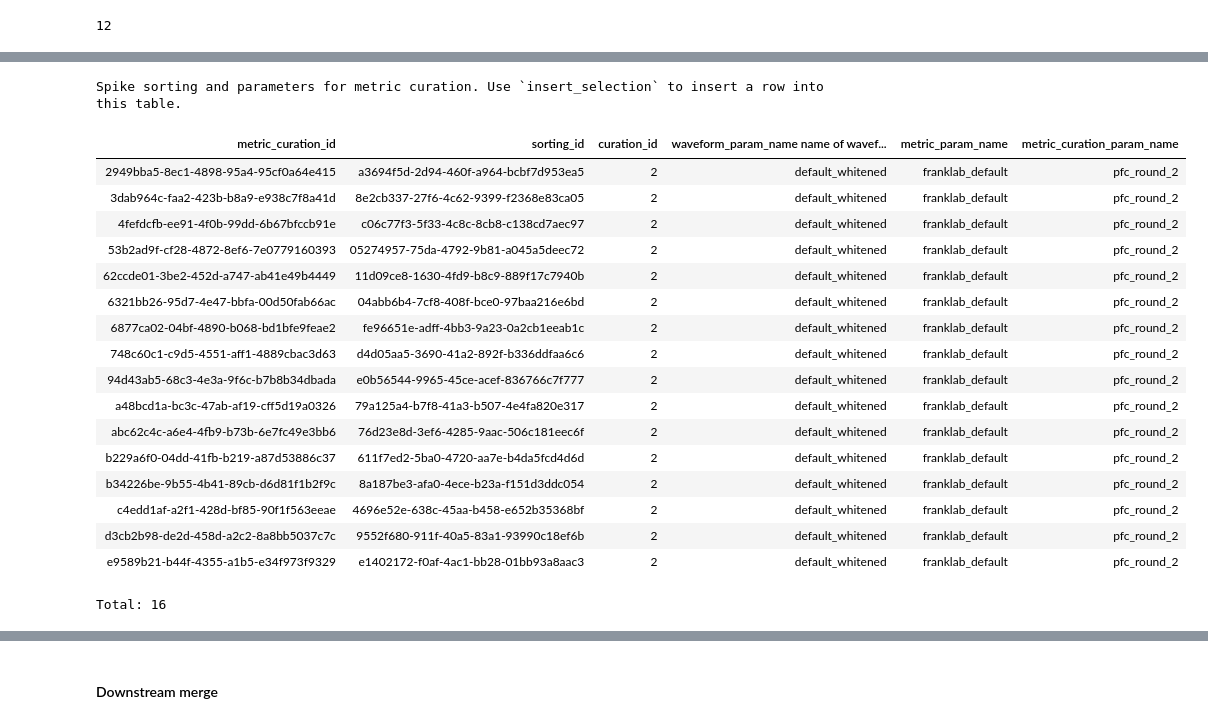
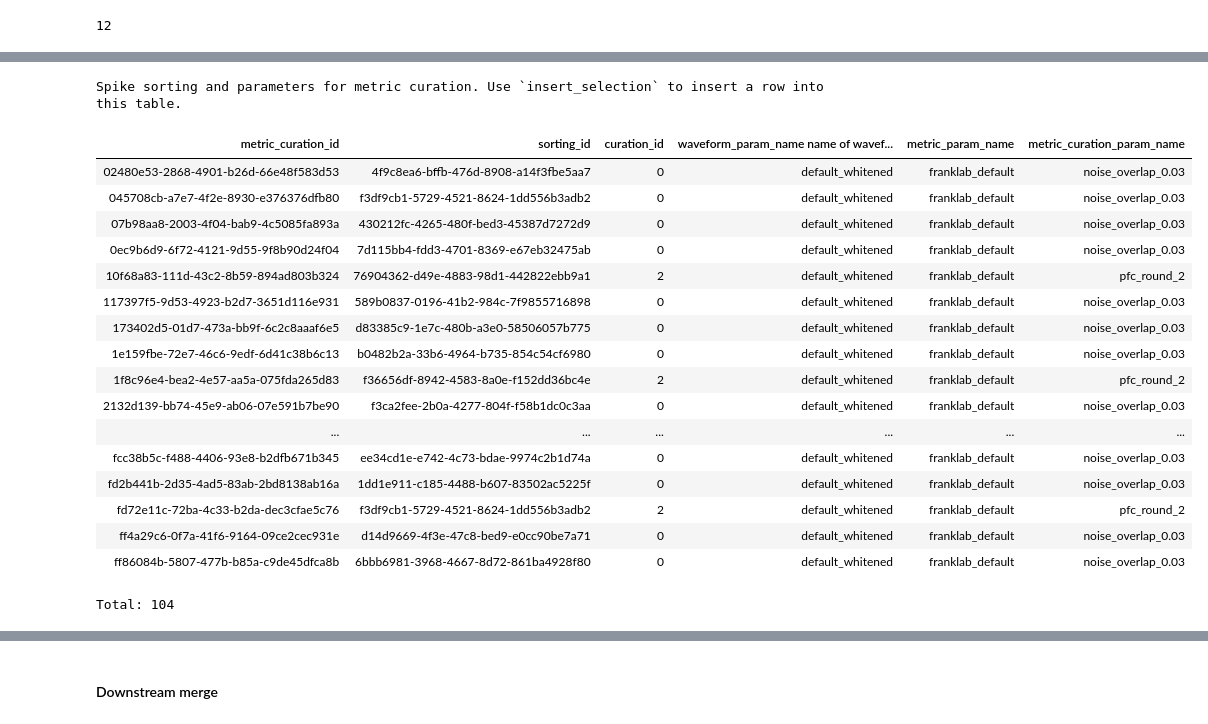
Before and after one commit to anirudh073/pfc-movement-analysis, a Jupyter notebook: notebooks/Spikes.ipynb, the cells around one changed output, grey strips where cells are left out. Saved outputs shown, nothing was run; the diff lists cells and outputs as text; code cells hidden in the pictures.

```diff
--- a/notebooks/Spikes.ipynb
+++ b/notebooks/Spikes.ipynb
@@ -1850,26 +1401,0 @@ for metric_curation_id in metric_curation_ids:
-# %%
-sorting_ids = (sgs.MetricCurationSelection() & metric_curation_ids).fetch("sorting_id")
-sorting_ids = [{"sorting_id": sorting_id} for sorting_id in sorting_ids]
-curation_keys = (sgs.CurationV1 &  sorting_ids & {"curation_id": 1}).fetch("KEY")
-print(len(curation_keys))
-for key in curation_keys:
-    print("key: ", key)
-    curation_uri = sgs.FigURLCurationSelection().generate_curation_uri(
-        key
-    )
-
-    metric_curation_key = (sgs.MetricCurationSelection() & {"sorting_id": key["sorting_id"]}).fetch1("KEY")
-    metrics = sgs.MetricCuration.get_metrics(metric_curation_key)
-    # print("mc_key: ", metric_curation_key)
-    # print("metrics: ", metrics.keys())
-
-    fig_selection_key = {
-        "sorting_id": key["sorting_id"],
-        "curation_id": 1,
-        "curation_uri": curation_uri,
-        "metrics_figurl": list(metrics.keys())
-    }
-    sgs.FigURLCurationSelection.insert_selection(fig_selection_key)
-
-
-sgs.FigURLCurationSelection() & sort_group_ids()
@@ -1976,5 +1404,3 @@ Computing sha1 of /tmp/tmpl9r3bapi/spikesortingview.h5
 # %%
-q = sgs.CurationV1 & {"curation_id": 1} & f"analysis_file_name LIKE '{prefix}\\_%'"
-
-key =(sgs.FigURLCurationSelection() & q).fetch("KEY")
+sgs.CurationV1() & f"analysis_file_name LIKE '{prefix}\\_%'"
 # %% [output]
@@ -2285,6 +1443,8 @@ done = (sgs.CurationV1() & {"curation_id": 2, "parent_curation_id": 1} & f"analy
 # %%
-pfc_sorting_ids = (sgs.SpikeSortingSelection() & {"sorter_param_name": "pfc_default"} & done).fetch("KEY")
-for sorting_idx in pfc_sorting_ids:
+rec_keys = (sgs.SpikeSortingRecordingSelection() & session_restrict & {"interval_list_name": "wtrack_all"}).fetch("KEY")
+sorting_ids = (sgs.SpikeSortingSelection & rec_keys).fetch("KEY")
+
+for sorting_idx in sorting_ids:
     key = {
         "sorting_id": sorting_idx["sorting_id"],
         "curation_id": 2,
@@ -2293,5 +1453,5 @@ for sorting_idx in pfc_sorting_ids:
         "metric_curation_param_name": "pfc_round_2",
     }
     sgs.MetricCurationSelection.insert_selection(key)
-sgs.MetricCurationSelection() & done
+sgs.MetricCurationSelection()
 # %% [output]
@@ -2307,19 +1470,19 @@ sgs.MetricCurationSelection() & done
 Spike sorting and parameters for metric curation. Use `insert_selection` to insert a row into this table.
 | metric_curation_id | sorting_id | curation_id | waveform_param_name name of wavef... | metric_param_name | metric_curation_param_name |
-| 2949bba5-8ec1-4898-95a4-95cf0a64e415 | a3694f5d-2d94-460f-a964-bcbf7d953ea5 | 2 | default_whitened | franklab_default | pfc_round_2 |
-| 3dab964c-faa2-423b-b8a9-e938c7f8a41d | 8e2cb337-27f6-4c62-9399-f2368e83ca05 | 2 | default_whitened | franklab_default | pfc_round_2 |
-| 4fefdcfb-ee91-4f0b-99dd-6b67bfccb91e | c06c77f3-5f33-4c8c-8cb8-c138cd7aec97 | 2 | default_whitened | franklab_default | pfc_round_2 |
-| 53b2ad9f-cf28-4872-8ef6-7e0779160393 | 05274957-75da-4792-9b81-a045a5deec72 | 2 | default_whitened | franklab_default | pfc_round_2 |
-| 62ccde01-3be2-452d-a747-ab41e49b4449 | 11d09ce8-1630-4fd9-b8c9-889f17c7940b | 2 | default_whitened | franklab_default | pfc_round_2 |
-| 6321bb26-95d7-4e47-bbfa-00d50fab66ac | 04abb6b4-7cf8-408f-bce0-97baa216e6bd | 2 | default_whitened | franklab_default | pfc_round_2 |
-| 6877ca02-04bf-4890-b068-bd1bfe9feae2 | fe96651e-adff-4bb3-9a23-0a2cb1eeab1c | 2 | default_whitened | franklab_default | pfc_round_2 |
-| 748c60c1-c9d5-4551-aff1-4889cbac3d63 | d4d05aa5-3690-41a2-892f-b336ddfaa6c6 | 2 | default_whitened | franklab_default | pfc_round_2 |
-| 94d43ab5-68c3-4e3a-9f6c-b7b8b34dbada | e0b56544-9965-45ce-acef-836766c7f777 | 2 | default_whitened | franklab_default | pfc_round_2 |
-| a48bcd1a-bc3c-47ab-af19-cff5d19a0326 | 79a125a4-b7f8-41a3-b507-4e4fa820e317 | 2 | default_whitened | franklab_default | pfc_round_2 |
-| abc62c4c-a6e4-4fb9-b73b-6e7fc49e3bb6 | 76d23e8d-3ef6-4285-9aac-506c181eec6f | 2 | default_whitened | franklab_default | pfc_round_2 |
-| b229a6f0-04dd-41fb-b219-a87d53886c37 | 611f7ed2-5ba0-4720-aa7e-b4da5fcd4d6d | 2 | default_whitened | franklab_default | pfc_round_2 |
-| b34226be-9b55-4b41-89cb-d6d81f1b2f9c | 8a187be3-afa0-4ece-b23a-f151d3ddc054 | 2 | default_whitened | franklab_default | pfc_round_2 |
-| c4edd1af-a2f1-428d-bf85-90f1f563eeae | 4696e52e-638c-45aa-b458-e652b35368bf | 2 | default_whitened | franklab_default | pfc_round_2 |
-| d3cb2b98-de2d-458d-a2c2-8a8bb5037c7c | 9552f680-911f-40a5-83a1-93990c18ef6b | 2 | default_whitened | franklab_default | pfc_round_2 |
-| e9589b21-b44f-4355-a1b5-e34f973f9329 | e1402172-f0af-4ac1-bb28-01bb93a8aac3 | 2 | default_whitened | franklab_default | pfc_round_2 |
+| 02480e53-2868-4901-b26d-66e48f583d53 | 4f9c8ea6-bffb-476d-8908-a14f3fbe5aa7 | 0 | default_whitened | franklab_default | noise_overlap_0.03 |
+| 045708cb-a7e7-4f2e-8930-e376376dfb80 | f3df9cb1-5729-4521-8624-1dd556b3adb2 | 0 | default_whitened | franklab_default | noise_overlap_0.03 |
+| 07b98aa8-2003-4f04-bab9-4c5085fa893a | 430212fc-4265-480f-bed3-45387d7272d9 | 0 | default_whitened | franklab_default | noise_overlap_0.03 |
+| 0ec9b6d9-6f72-4121-9d55-9f8b90d24f04 | 7d115bb4-fdd3-4701-8369-e67eb32475ab | 0 | default_whitened | franklab_default | noise_overlap_0.03 |
+| 10f68a83-111d-43c2-8b59-894ad803b324 | 76904362-d49e-4883-98d1-442822ebb9a1 | 2 | default_whitened | franklab_default | pfc_round_2 |
+| 117397f5-9d53-4923-b2d7-3651d116e931 | 589b0837-0196-41b2-984c-7f9855716898 | 0 | default_whitened | franklab_default | noise_overlap_0.03 |
+| 173402d5-01d7-473a-bb9f-6c2c8aaaf6e5 | d83385c9-1e7c-480b-a3e0-58506057b775 | 0 | default_whitened | franklab_default | noise_overlap_0.03 |
+| 1e159fbe-72e7-46c6-9edf-6d41c38b6c13 | b0482b2a-33b6-4964-b735-854c54cf6980 | 0 | default_whitened | franklab_default | noise_overlap_0.03 |
+| 1f8c96e4-bea2-4e57-aa5a-075fda265d83 | f36656df-8942-4583-8a0e-f152dd36bc4e | 2 | default_whitened | franklab_default | pfc_round_2 |
+| 2132d139-bb74-45e9-ab06-07e591b7be90 | f3ca2fee-2b0a-4277-804f-f58b1dc0c3aa | 0 | default_whitened | franklab_default | noise_overlap_0.03 |
+| ... | ... | ... | ... | ... | ... |
+| fcc38b5c-f488-4406-93e8-b2dfb671b345 | ee34cd1e-e742-4c73-bdae-9974c2b1d74a | 0 | default_whitened | franklab_default | noise_overlap_0.03 |
+| fd2b441b-2d35-4ad5-83ab-2bd8138ab16a | 1dd1e911-c185-4488-b607-83502ac5225f | 0 | default_whitened | franklab_default | noise_overlap_0.03 |
+| fd72e11c-72ba-4c33-b2da-dec3cfae5c76 | f3df9cb1-5729-4521-8624-1dd556b3adb2 | 2 | default_whitened | franklab_default | pfc_round_2 |
+| ff4a29c6-0f7a-41f6-9164-09ce2cec931e | d14d9669-4f3e-47c8-bed9-e0cc90be7a71 | 0 | default_whitened | franklab_default | noise_overlap_0.03 |
+| ff86084b-5807-477b-b85a-c9de45dfca8b | 6bbb6981-3968-4667-8d72-861ba4928f80 | 0 | default_whitened | franklab_default | noise_overlap_0.03 |
-Total: 16
+Total: 104
```
Also changed, not shown: parts of 230 cells of this notebook, 6 other files.
